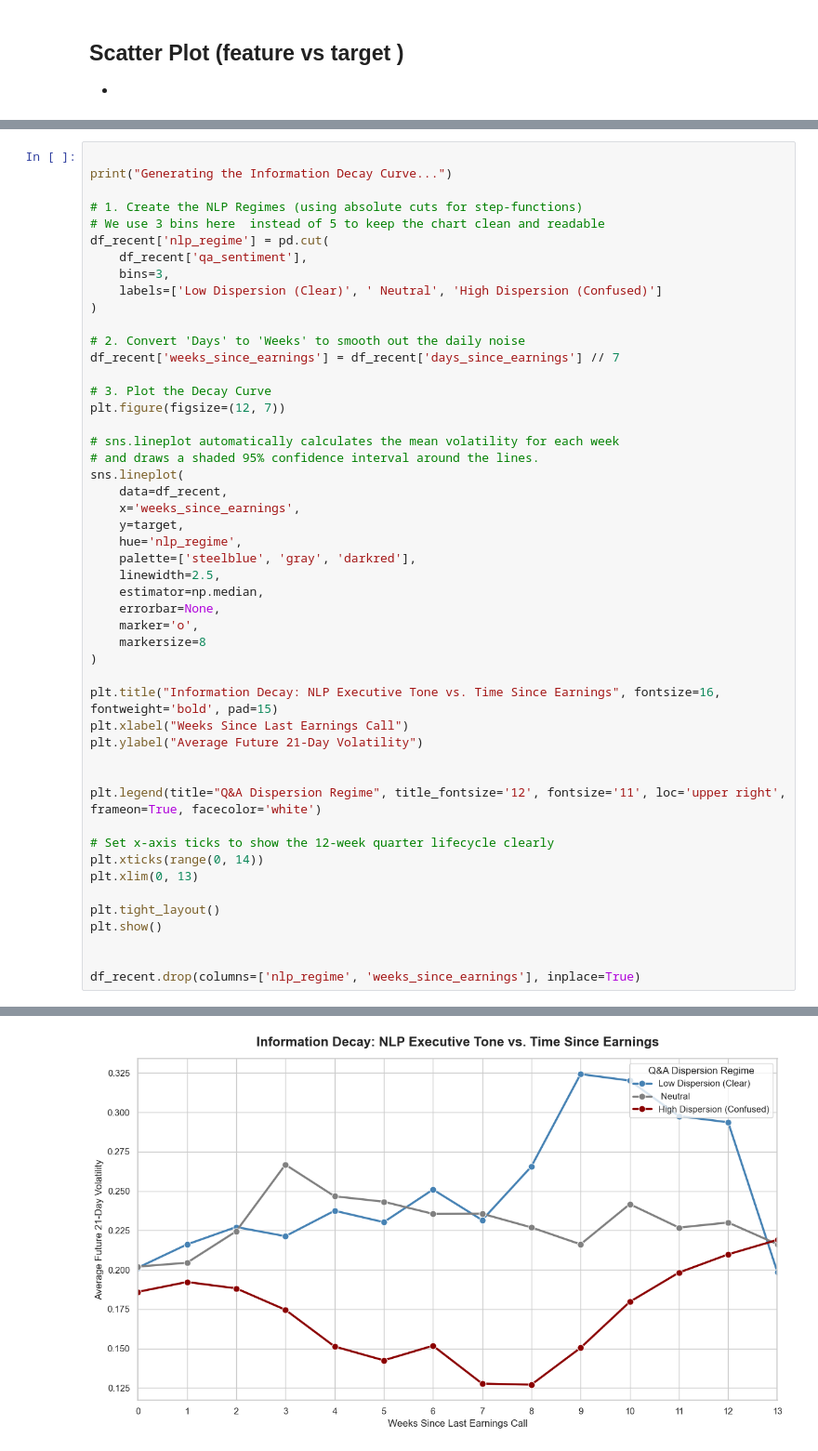
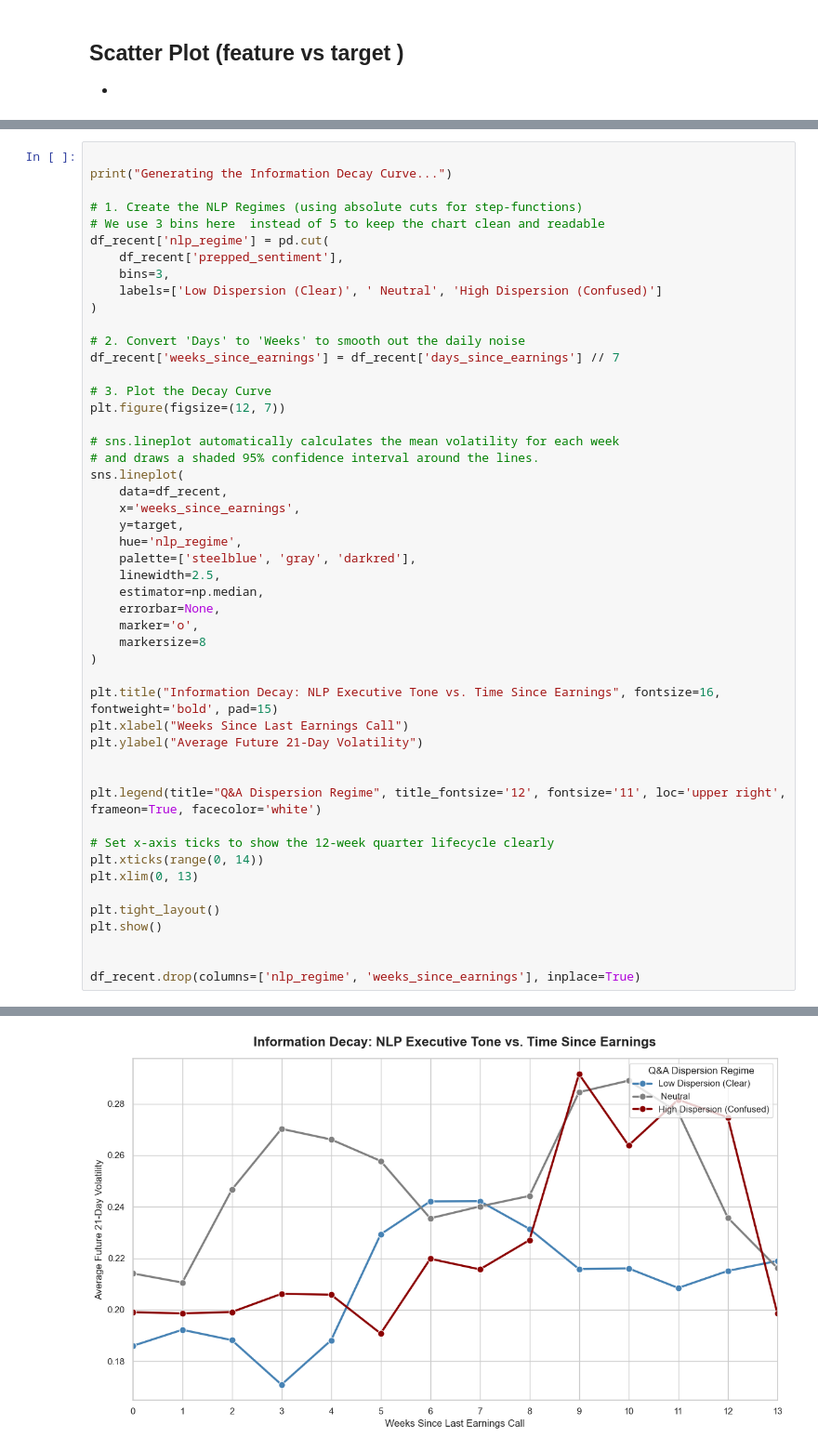
Before and after one commit to alaymajmudar97/Otpp_Analysis, a Jupyter notebook: EDA.ipynb, the cells around one changed output, grey strips where cells are left out. Shown at 93% size. Saved outputs shown, nothing was run; the diff lists cells and outputs as text.

```diff
--- a/EDA.ipynb
+++ b/EDA.ipynb
@@ -403,7 +399,7 @@ print("Generating the Information Decay Curve...")
 # 1. Create the NLP Regimes (using absolute cuts for step-functions)
 # We use 3 bins here  instead of 5 to keep the chart clean and readable
 df_recent['nlp_regime'] = pd.cut(
-    df_recent['qa_sentiment'],
+    df_recent['prepped_sentiment'],
     bins=3,
     labels=['Low Dispersion (Clear)', ' Neutral', 'High Dispersion (Confused)']
 )
@@ -420,34 +416,34 @@ sns.lineplot(
     data=df_recent,
     x='weeks_since_earnings',
     y=target,
     hue='nlp_regime',
     palette=['steelblue', 'gray', 'darkred'],
     linewidth=2.5,
     estimator=np.median,
     errorbar=None,
     marker='o',
     markersize=8
 )
 
 plt.title("Information Decay: NLP Executive Tone vs. Time Since Earnings", fontsize=16, fontweight='bold', pad=15)
 plt.xlabel("Weeks Since Last Earnings Call")
 plt.ylabel("Average Future 21-Day Volatility")
 
 
 plt.legend(title="Q&A Dispersion Regime", title_fontsize='12', fontsize='11', loc='upper right', frameon=True, facecolor='white')
 
 # Set x-axis ticks to show the 12-week quarter lifecycle clearly
 plt.xticks(range(0, 14))
 plt.xlim(0, 13)
 
 plt.tight_layout()
 plt.show()
 
 
 df_recent.drop(columns=['nlp_regime', 'weeks_since_earnings'], inplace=True)
 # %% [output]
 Generating the Information Decay Curve...
-[figure, old version]
+[figure, new version]
 # %%
 
 
```
Also changed, not shown: parts of 8 cells of this notebook, 25 other files.
